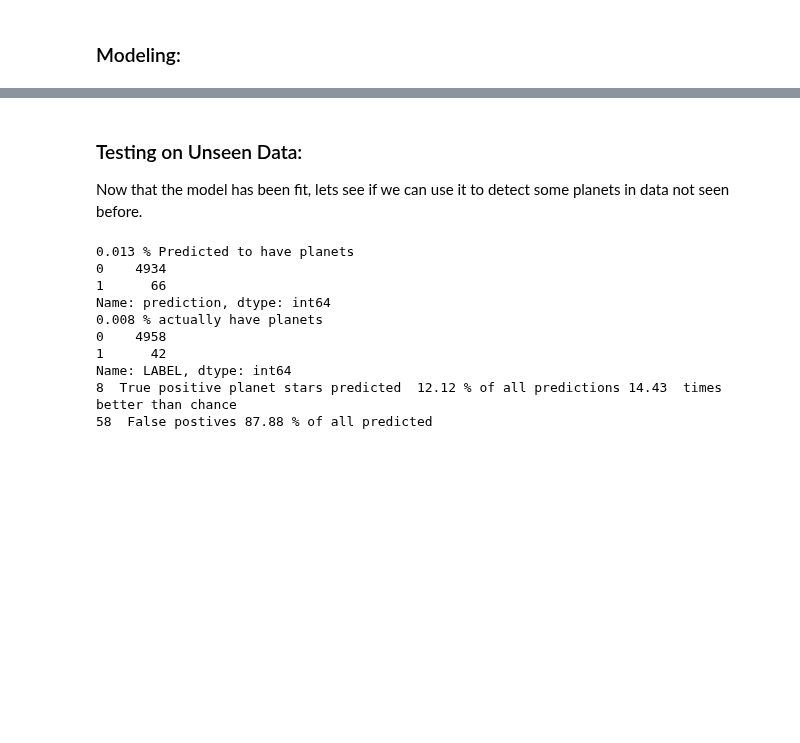
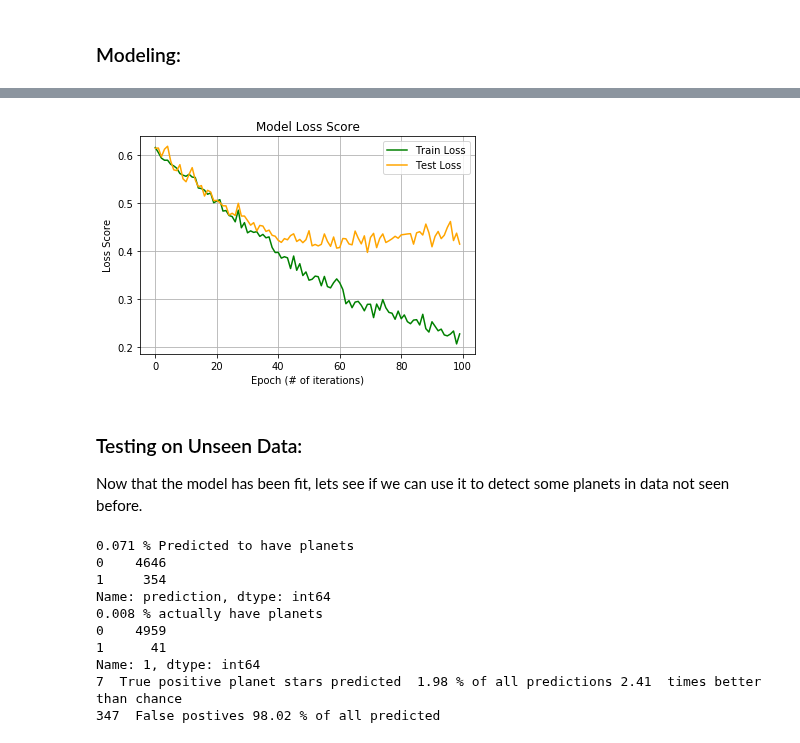
Before and after one commit to zachdg7/Exoplanet_Detection, a Jupyter notebook: models.ipynb, the cells around one changed output, grey strips where cells are left out. Drawn from its saved outputs; the diff is of its cells as text; code cells hidden in the pictures; blank space fills up the shorter version.

```diff
--- a/models.ipynb
+++ b/models.ipynb
@@ -254,3 +295,28 @@ plt.show();
+# %%
+# Plot loss over time.
+plt.figure()
+
+
+plt.plot(result.history['loss'], color = 'green')
+plt.plot(result.history['val_loss'], color = 'orange')
+
+
+plt.title('Model Loss Score')
+
+
+plt.ylabel('Loss Score')
+plt.xlabel('Epoch (# of iterations)')
+
+
+plt.legend(['Train Loss', 'Test Loss'], loc='best')
+
+
+plt.grid()
+
+
+plt.show();
+# %% [output]
+[figure, added]
 # %% [markdown]
 ### Testing on Unseen Data:
 Now that the model has been fit, lets see if we can use it to detect some planets in data not seen before.
@@ -262,7 +328,7 @@ y_unseen = model.predict_classes(array_unseen)
 yhat_unseen = pd.DataFrame(y_unseen, columns=['prediction'])
 
 # make df of true labels and index
-true_y_unseen = c4_holdout['LABEL']
+true_y_unseen = c4_holdout['1']
 true_y_unseen_df = pd.DataFrame(true_y_unseen)#, columns=['true'])
 true_y_unseen_df.reset_index(inplace=True)
 
@@ -278,7 +344,7 @@ val_counts2 = true_y_unseen.value_counts()
 print(round(val_counts2[1]/val_counts2.sum(), 3), '% actually have planets')
 print(val_counts2)
 
-true_masked = compare_df[compare_df['LABEL'] == 1]
+true_masked = compare_df[compare_df['1'] == 1]
 fp = val_counts[1] - true_masked['prediction'].sum()
 tp = true_masked['prediction'].sum()
 
@@ -289,13 +355,13 @@ print(tp, ' True positive planet stars predicted ',
      round((tp/val_counts[1])/(val_counts2[1]/val_counts2.sum()), 2), ' times better than chance')
 print(fp, ' False postives', round((fp / val_counts[1])*100, 2), '% of all predicted')
 # %% [output]
-0.013 % Predicted to have planets
-0    4934
-1      66
+0.071 % Predicted to have planets
+0    4646
+1     354
 Name: prediction, dtype: int64
 0.008 % actually have planets
-0    4958
-1      42
-Name: LABEL, dtype: int64
-8  True positive planet stars predicted  12.12 % of all predictions 14.43  times better than chance
-58  False postives 87.88 % of all predicted
+0    4959
+1      41
+Name: 1, dtype: int64
+7  True positive planet stars predicted  1.98 % of all predictions 2.41  times better than chance
+347  False postives 98.02 % of all predicted
```
Also changed, not shown: parts of 16 cells of this notebook.
